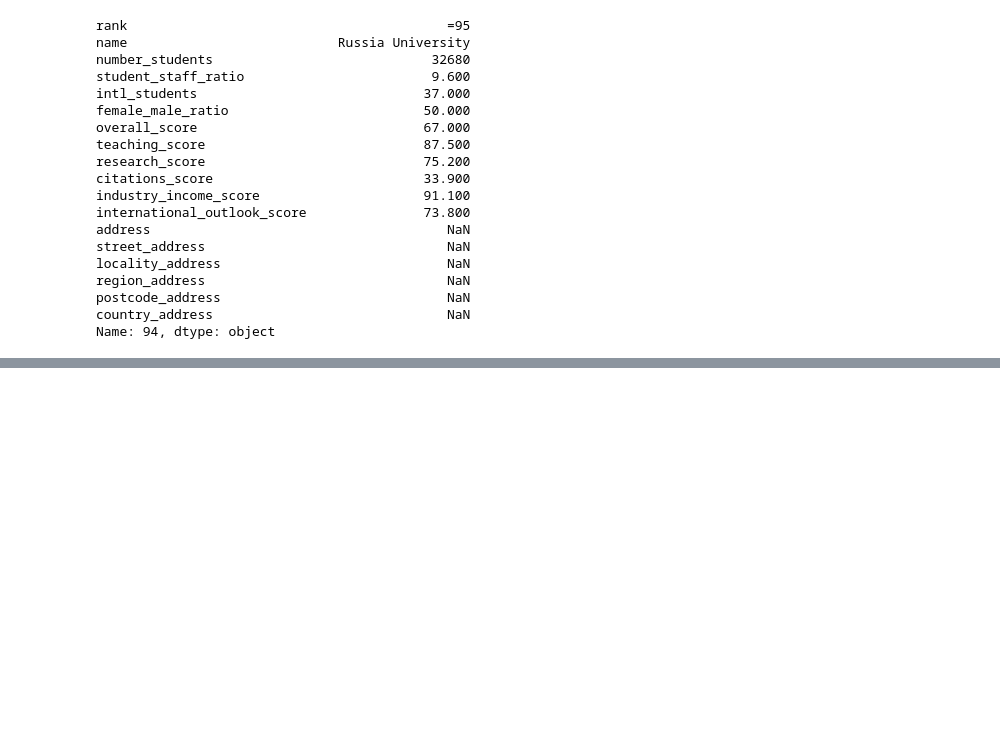
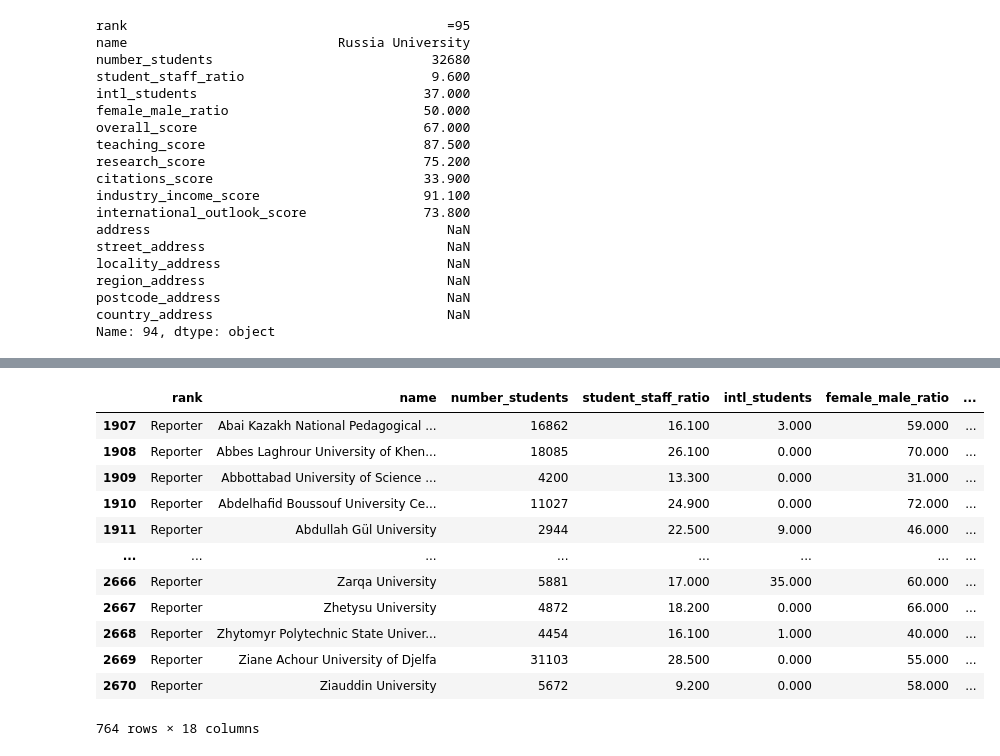
Before and after one commit to MEnesAkpinar/World-University-Ranking-Project, a Jupyter notebook: EDA_world_university_ranking_jupyter.ipynb, the cells around one changed output, grey strips where cells are left out. Cells and saved outputs as stored; diff of their text form; code cells hidden in the pictures; blank space fills up the shorter version.

```diff
--- a/EDA_world_university_ranking_jupyter.ipynb
+++ b/EDA_world_university_ranking_jupyter.ipynb
@@ -157,0 +187,2 @@ Name: 94, dtype: object
+# %%
+df.intl_students = df.intl_students.fillna(0)
@@ -157,0 +235,2 @@ Name: 94, dtype: object
+# %%
+df.female_male_ratio = df.female_male_ratio.fillna(df.female_male_ratio.mean())
@@ -157,0 +275,16 @@ Name: 94, dtype: object
+# %%
+df[(df["rank"] == 'Reporter') & (df["overall_score"].isnull())]
+# %% [output]
+|  | rank | name | number_students | student_staff_ratio | intl_students | female_male_ratio | ... |
+| 1907 | Reporter | Abai Kazakh National Pedagogical ... | 16862 | 16.100 | 3.000 | 59.000 | ... |
+| 1908 | Reporter | Abbes Laghrour University of Khen... | 18085 | 26.100 | 0.000 | 70.000 | ... |
+| 1909 | Reporter | Abbottabad University of Science ... | 4200 | 13.300 | 0.000 | 31.000 | ... |
+| 1910 | Reporter | Abdelhafid Boussouf University Ce... | 11027 | 24.900 | 0.000 | 72.000 | ... |
+| 1911 | Reporter | Abdullah Gül University | 2944 | 22.500 | 9.000 | 46.000 | ... |
+| ... | ... | ... | ... | ... | ... | ... | ... |
+| 2666 | Reporter | Zarqa University | 5881 | 17.000 | 35.000 | 60.000 | ... |
+| 2667 | Reporter | Zhetysu University | 4872 | 18.200 | 0.000 | 66.000 | ... |
+| 2668 | Reporter | Zhytomyr Polytechnic State Univer... | 4454 | 16.100 | 1.000 | 40.000 | ... |
+| 2669 | Reporter | Ziane Achour University of Djelfa | 31103 | 28.500 | 0.000 | 55.000 | ... |
+| 2670 | Reporter | Ziauddin University | 5672 | 9.200 | 0.000 | 58.000 | ... |
+764 rows × 18 columns
```
Also changed, not shown: parts of 22 cells of this notebook.
